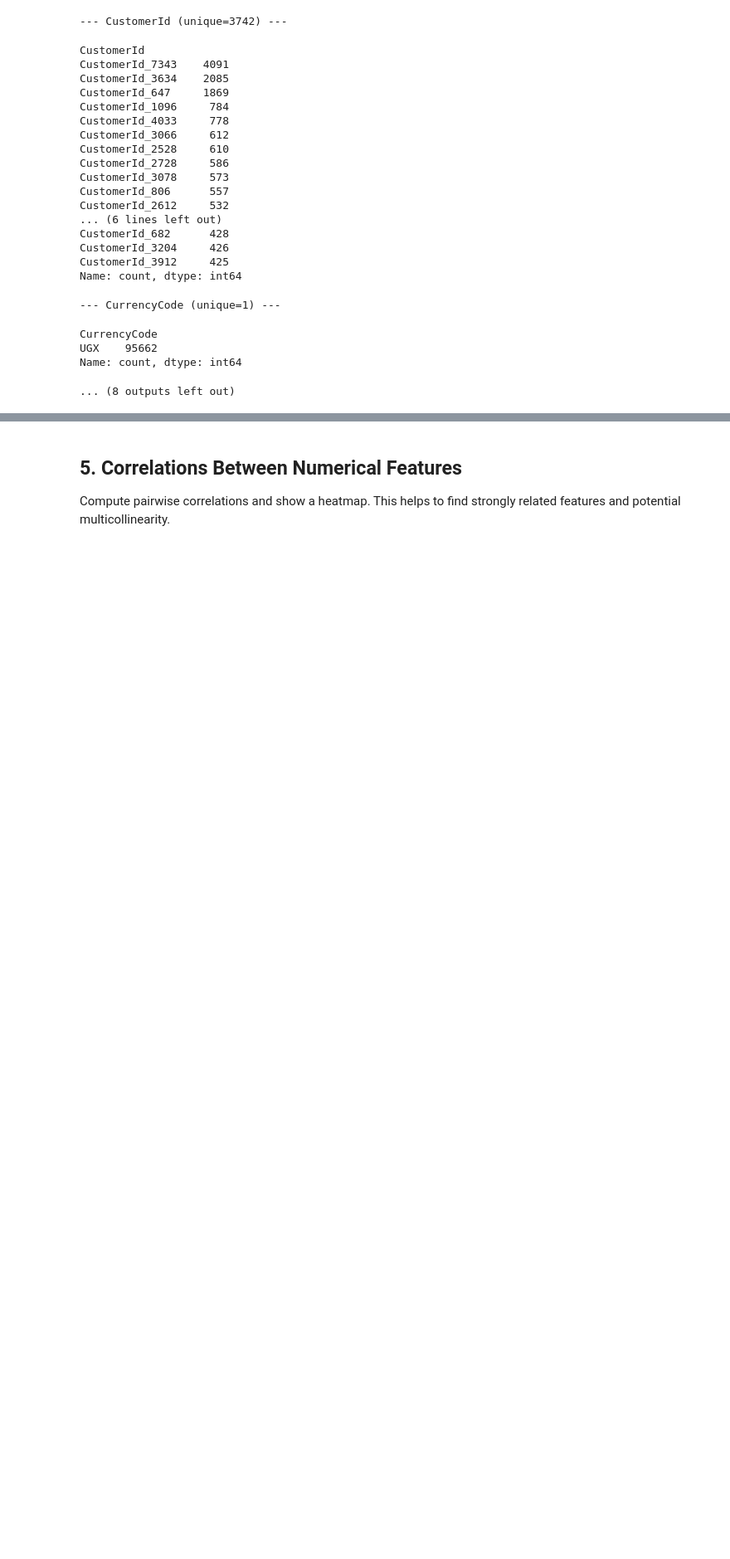
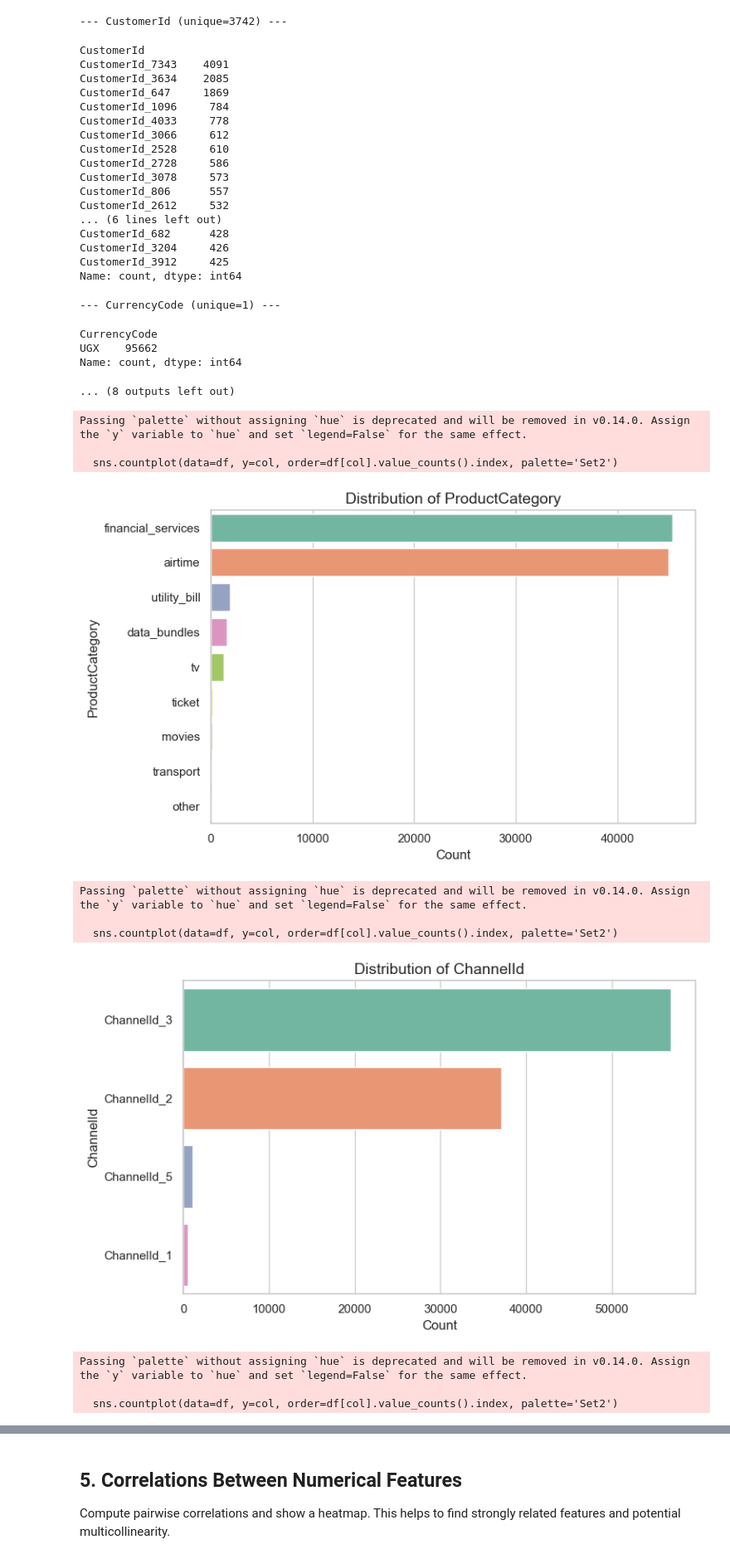
Before and after one commit to Deregit2025/credit-risk-MLOps, a Jupyter notebook: notebooks/eda.ipynb, the cells around one changed output, grey strips where cells are left out. Shown at 83% size. Drawn from its saved outputs; the diff is of its cells as text; code cells hidden in the pictures; blank space fills up the shorter version.

Commit message:
feat: adding visualizations for the categorical data types

```diff
--- a/notebooks/eda.ipynb
+++ b/notebooks/eda.ipynb
@@ -236,3 +236,39 @@ CurrencyCode
 UGX    95662
 Name: count, dtype: int64
 ... (8 outputs left out)
+# %%
+import pandas as pd
+import matplotlib.pyplot as plt
+import seaborn as sns
+
+# Load your dataset
+
+# Set general plot style
+sns.set_style("whitegrid")
+plt.rcParams['figure.figsize'] = (8, 5)
+
+# List of categorical columns to visualize
+categorical_columns = ['ProductCategory', 'ChannelId', 'ProviderId', 'ProductId']
+
+# Loop over each categorical column and create a separate bar plot
+for col in categorical_columns:
+    plt.figure()
+    # Count plot
+    sns.countplot(data=df, y=col, order=df[col].value_counts().index, palette='Set2')
+    plt.title(f'Distribution of {col}', fontsize=14)
+    plt.xlabel('Count', fontsize=12)
+    plt.ylabel(col, fontsize=12)
+    plt.tight_layout()
+    plt.show()
+# %% [output]
+Passing `palette` without assigning `hue` is deprecated and will be removed in v0.14.0. Assign the `y` variable to `hue` and set `legend=False` for the same effect.
+
+  sns.countplot(data=df, y=col, order=df[col].value_counts().index, palette='Set2')
+[figure, added]
+Passing `palette` without assigning `hue` is deprecated and will be removed in v0.14.0. Assign the `y` variable to `hue` and set `legend=False` for the same effect.
+
+  sns.countplot(data=df, y=col, order=df[col].value_counts().index, palette='Set2')
+[figure, added]
+Passing `palette` without assigning `hue` is deprecated and will be removed in v0.14.0. Assign the `y` variable to `hue` and set `legend=False` for the same effect.
+
+  sns.countplot(data=df, y=col, order=df[col].value_counts().index, palette='Set2')
```
Also changed, not shown: parts of 1 cell of this notebook.
